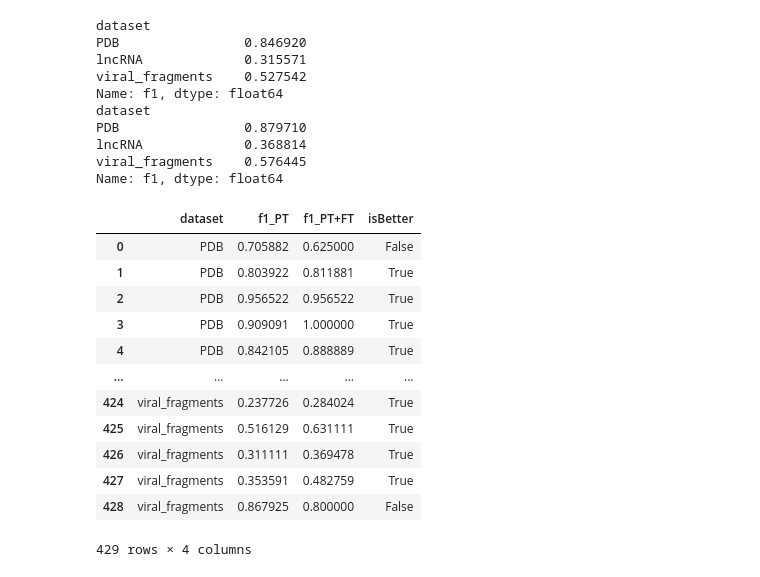
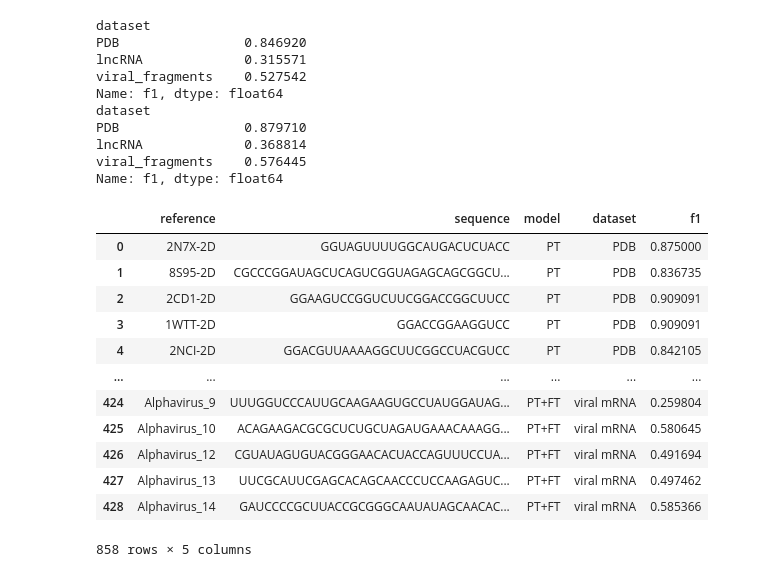
Before and after one commit to rouskinlab/efold_figures, a Jupyter notebook: Figure5/structure_performance.ipynb, the cells around one changed output. Drawn from its saved outputs; the diff is of its cells as text; code cells hidden in the pictures.

```diff
--- a/Figure5/structure_performance.ipynb
+++ b/Figure5/structure_performance.ipynb
@@ -77,6 +77,9 @@ for model in ['PT', 'PT+FT']:
     print(merged.groupby('dataset')['f1'].mean())
 
     data_comparison = pd.concat([data_comparison, merged[['reference', 'sequence', 'model', 'dataset', 'f1']]])
+
+data_comparison.loc[data_comparison['dataset']=='viral_fragments', 'dataset'] = 'viral mRNA'
+data_comparison.loc[data_comparison['dataset']=='lncRNA', 'dataset'] = 'long ncRNA'
 # %% [output]
 dataset
 PDB                0.846920
@@ -94,0 +94,16 @@ px.violin(data_comparison, x="dataset", y="f1", color="model", points=None, box=
+# %%
+data_comparison
+# %% [output]
+|  | reference | sequence | model | dataset | f1 |
+| 0 | 2N7X-2D | GGUAGUUUUGGCAUGACUCUACC | PT | PDB | 0.875000 |
+| 1 | 8S95-2D | CGCCCGGAUAGCUCAGUCGGUAGAGCAGCGGCU... | PT | PDB | 0.836735 |
+| 2 | 2CD1-2D | GGAAGUCCGGUCUUCGGACCGGCUUCC | PT | PDB | 0.909091 |
+| 3 | 1WTT-2D | GGACCGGAAGGUCC | PT | PDB | 0.909091 |
+| 4 | 2NCI-2D | GGACGUUAAAAGGCUUCGGCCUACGUCC | PT | PDB | 0.842105 |
+| ... | ... | ... | ... | ... | ... |
+| 424 | Alphavirus_9 | UUUGGUCCCAUUGCAAGAAGUGCCUAUGGAUAG... | PT+FT | viral mRNA | 0.259804 |
+| 425 | Alphavirus_10 | ACAGAAGACGCGCUCUGCUAGAUGAAACAAAGG... | PT+FT | viral mRNA | 0.580645 |
+| 426 | Alphavirus_12 | CGUAUAGUGUACGGGAACACUACCAGUUUCCUA... | PT+FT | viral mRNA | 0.491694 |
+| 427 | Alphavirus_13 | UUCGCAUUCGAGCACAGCAACCCUCCAAGAGUC... | PT+FT | viral mRNA | 0.497462 |
+| 428 | Alphavirus_14 | GAUCCCCGCUUACCGCGGGCAAUAUAGCAACAC... | PT+FT | viral mRNA | 0.585366 |
+858 rows × 5 columns
@@ -119,18 +141,0 @@ for dataset in ['PDB', 'lncRNA', 'viral_fragments']:
-# %%
-compare_f1 = data_comparison[data_comparison['model']=='PT'].merge(data_comparison[data_comparison['model']=='PT+FT'], on=['reference', 'sequence', 'dataset'], suffixes=('_PT', '_PT+FT'))[['dataset', 'f1_PT', 'f1_PT+FT']]
-compare_f1['isBetter'] = compare_f1['f1_PT+FT'] >= compare_f1['f1_PT']
-compare_f1
-# %% [output]
-|  | dataset | f1_PT | f1_PT+FT | isBetter |
-| 0 | PDB | 0.705882 | 0.625000 | False |
-| 1 | PDB | 0.803922 | 0.811881 | True |
-| 2 | PDB | 0.956522 | 0.956522 | True |
-| 3 | PDB | 0.909091 | 1.000000 | True |
-| 4 | PDB | 0.842105 | 0.888889 | True |
-| ... | ... | ... | ... | ... |
-| 424 | viral_fragments | 0.237726 | 0.284024 | True |
-| 425 | viral_fragments | 0.516129 | 0.631111 | True |
-| 426 | viral_fragments | 0.311111 | 0.369478 | True |
-| 427 | viral_fragments | 0.353591 | 0.482759 | True |
-| 428 | viral_fragments | 0.867925 | 0.800000 | False |
-429 rows × 4 columns
```
Also changed, not shown: parts of 6 cells of this notebook, 4 other files.
